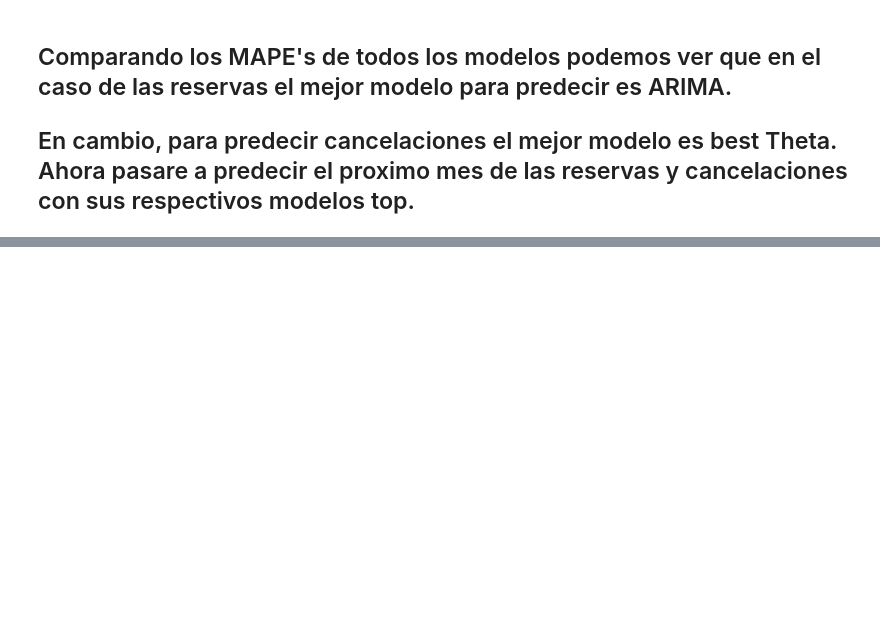
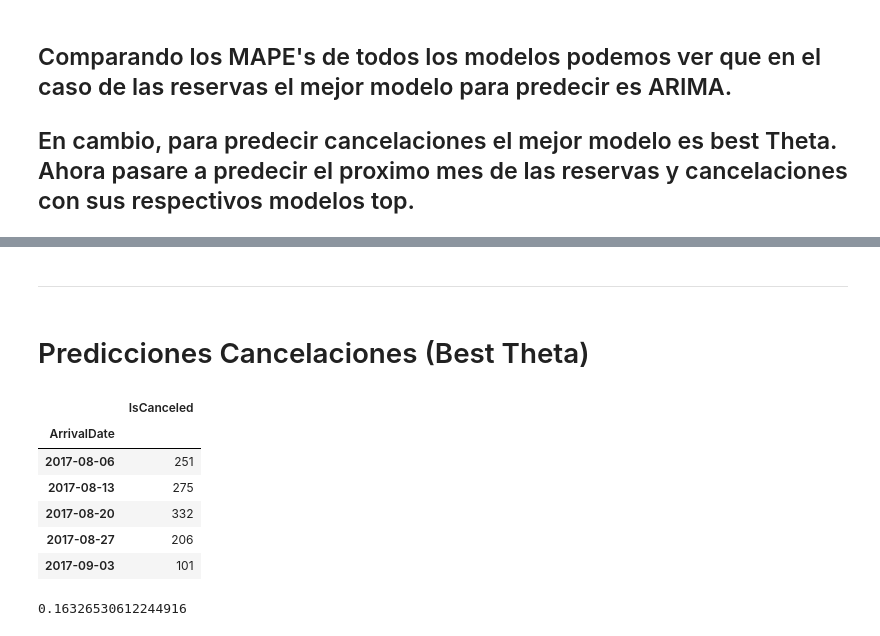
Before and after one commit to jgilaberts/Prueba-Github, a Jupyter notebook: Analisis Predictivo/Proyecto Final/Predicciones_Reser_Cancel_Javier_Gilabert.ipynb, the cells around one changed output, grey strips where cells are left out. Drawn from its saved outputs; the diff is of its cells as text; code cells hidden in the pictures; blank space fills up the shorter version.

```diff
--- a/Analisis Predictivo/Proyecto Final/Predicciones_Reser_Cancel_Javier_Gilabert.ipynb
+++ b/Analisis Predictivo/Proyecto Final/Predicciones_Reser_Cancel_Javier_Gilabert.ipynb
@@ -49,0 +108,18 @@ mape_cancelaciones
+# %% [markdown]
+------
+# %% [markdown]
+# Predicciones Cancelaciones (Best Theta)
+# %%
+#Lectura
+df_w_c = pd.read_csv('df_cancelaciones.csv')
+df_w_c['ArrivalDate'] = pd.to_datetime(df_w_c['ArrivalDate'])
+df_w_c = df_w_c.set_index('ArrivalDate')
+df_w_c.tail()
+# %% [output]
+|  | IsCanceled |
+| ArrivalDate |  |
+| 2017-08-06 | 251 |
+| 2017-08-13 | 275 |
+| 2017-08-20 | 332 |
+| 2017-08-27 | 206 |
+| 2017-09-03 | 101 |
@@ -49,0 +151,4 @@ mape_cancelaciones
+# %%
+best_theta
+# %% [output]
+0.16326530612244916
```
Also changed, not shown: parts of 19 cells of this notebook, 2 other files.
